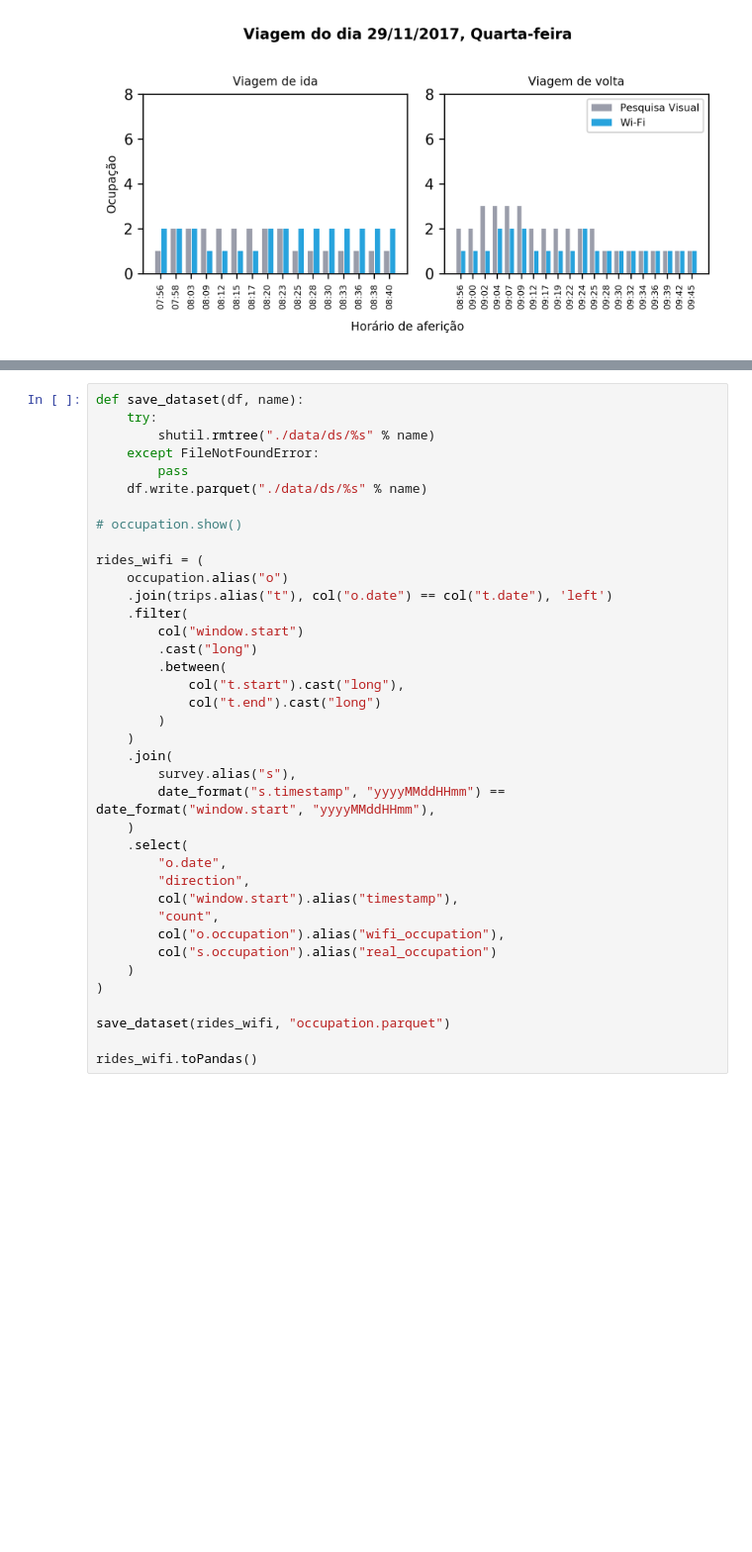
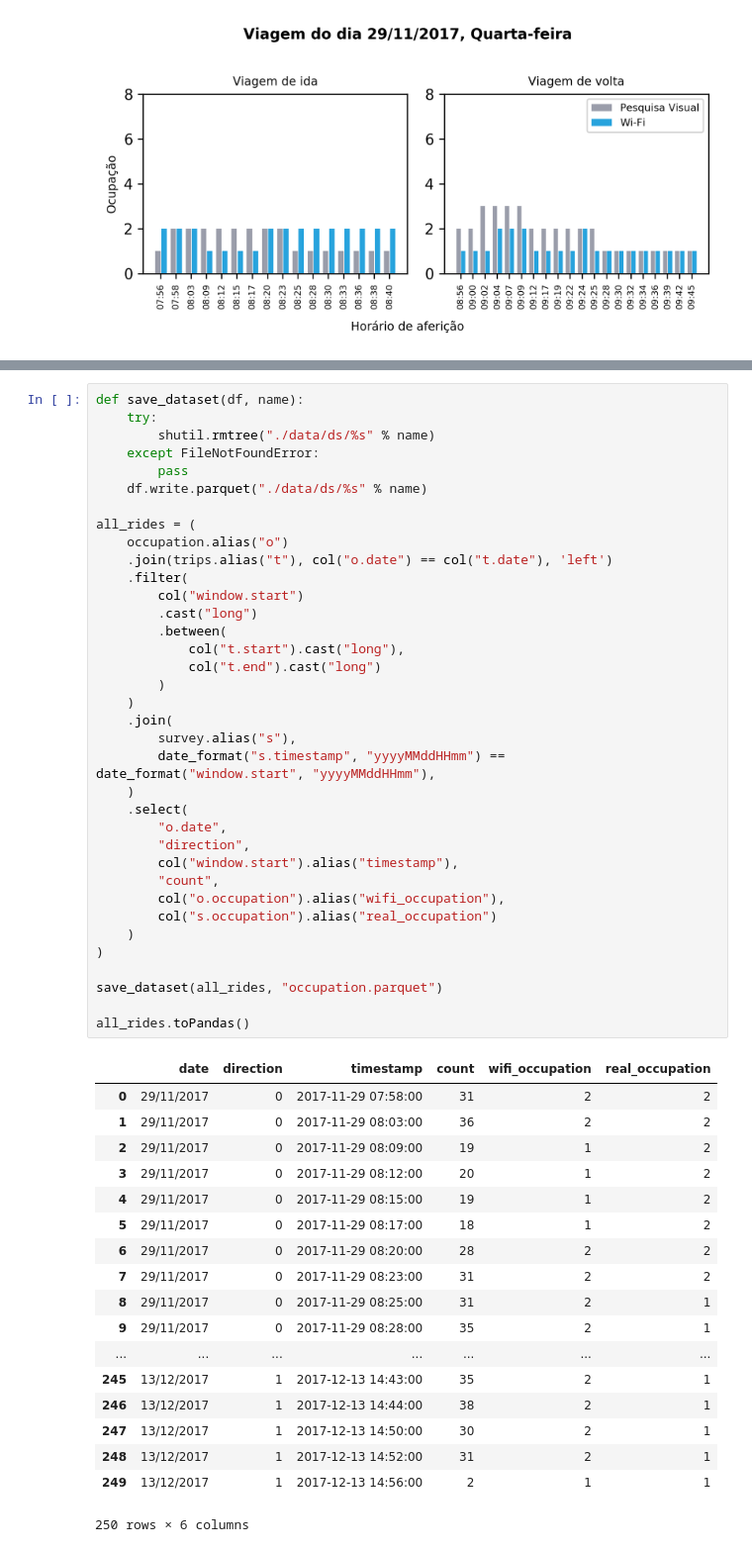
Before and after one commit to hilios/wifi-apc-analysis, a Jupyter notebook: analysis-v2.ipynb, the cells around one changed output, grey strips where cells are left out. Shown at 99% size. Saved outputs shown, nothing was run; the diff lists cells and outputs as text; blank space fills up the shorter version.

```diff
--- a/analysis-v2.ipynb
+++ b/analysis-v2.ipynb
@@ -607,35 +611,52 @@ def save_dataset(df, name):
         shutil.rmtree("./data/ds/%s" % name)
     except FileNotFoundError:
         pass
     df.write.parquet("./data/ds/%s" % name)
 
-# occupation.show()
-
-rides_wifi = (
+all_rides = (
     occupation.alias("o")
     .join(trips.alias("t"), col("o.date") == col("t.date"), 'left')
     .filter(
         col("window.start")
         .cast("long")
         .between(
             col("t.start").cast("long"),
             col("t.end").cast("long")
         )
     )
     .join(
         survey.alias("s"),
         date_format("s.timestamp", "yyyyMMddHHmm") == date_format("window.start", "yyyyMMddHHmm"),
     )
     .select(
         "o.date",
         "direction",
         col("window.start").alias("timestamp"),
         "count",
         col("o.occupation").alias("wifi_occupation"),
         col("s.occupation").alias("real_occupation")
     )
 )
 
-save_dataset(rides_wifi, "occupation.parquet")
+save_dataset(all_rides, "occupation.parquet")
 
-rides_wifi.toPandas()
+all_rides.toPandas()
+# %% [output]
+|  | date | direction | timestamp | count | wifi_occupation | real_occupation |
+| 0 | 29/11/2017 | 0 | 2017-11-29 07:58:00 | 31 | 2 | 2 |
+| 1 | 29/11/2017 | 0 | 2017-11-29 08:03:00 | 36 | 2 | 2 |
+| 2 | 29/11/2017 | 0 | 2017-11-29 08:09:00 | 19 | 1 | 2 |
+| 3 | 29/11/2017 | 0 | 2017-11-29 08:12:00 | 20 | 1 | 2 |
+| 4 | 29/11/2017 | 0 | 2017-11-29 08:15:00 | 19 | 1 | 2 |
+| 5 | 29/11/2017 | 0 | 2017-11-29 08:17:00 | 18 | 1 | 2 |
+| 6 | 29/11/2017 | 0 | 2017-11-29 08:20:00 | 28 | 2 | 2 |
+| 7 | 29/11/2017 | 0 | 2017-11-29 08:23:00 | 31 | 2 | 2 |
+| 8 | 29/11/2017 | 0 | 2017-11-29 08:25:00 | 31 | 2 | 1 |
+| 9 | 29/11/2017 | 0 | 2017-11-29 08:28:00 | 35 | 2 | 1 |
+| ... | ... | ... | ... | ... | ... | ... |
+| 245 | 13/12/2017 | 1 | 2017-12-13 14:43:00 | 35 | 2 | 1 |
+| 246 | 13/12/2017 | 1 | 2017-12-13 14:44:00 | 38 | 2 | 1 |
+| 247 | 13/12/2017 | 1 | 2017-12-13 14:50:00 | 30 | 2 | 1 |
+| 248 | 13/12/2017 | 1 | 2017-12-13 14:52:00 | 31 | 2 | 1 |
+| 249 | 13/12/2017 | 1 | 2017-12-13 14:56:00 | 2 | 1 | 1 |
+250 rows × 6 columns
```
Also changed, not shown: parts of 4 cells of this notebook, 1 other file.
